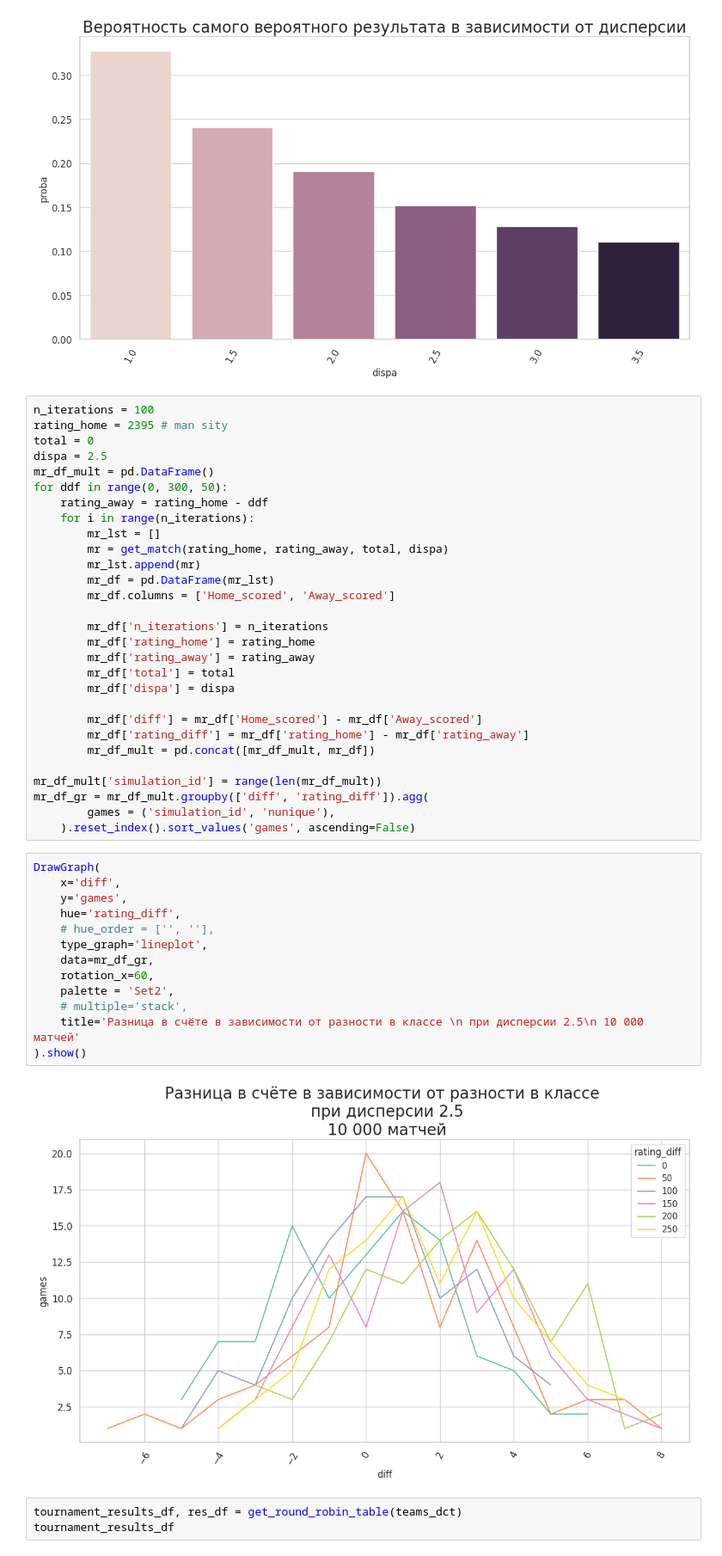
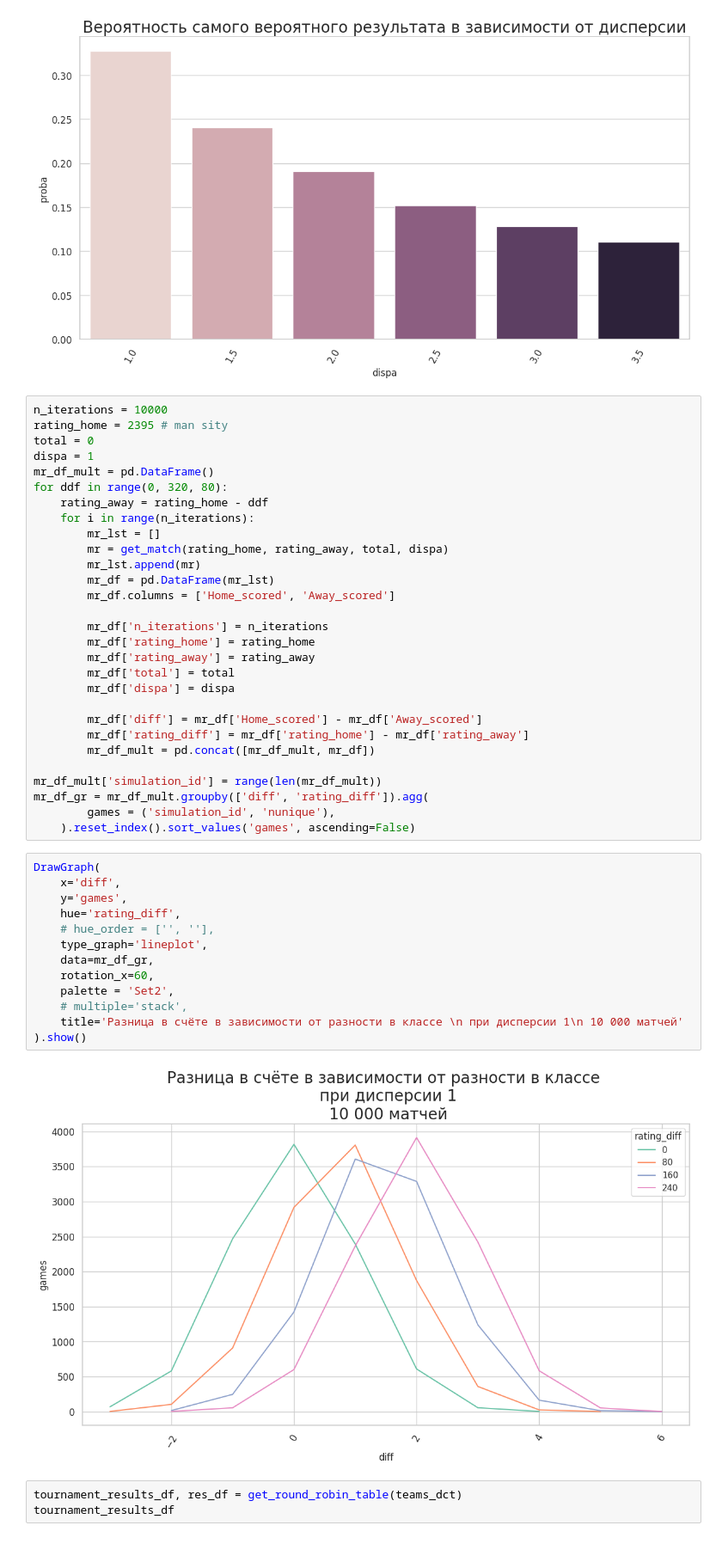
Before and after one commit to rosolimo212/torunaments, a Jupyter notebook: main.ipynb, the cells around one changed output. Shown at 86% size. Saved outputs shown, nothing was run; the diff lists cells and outputs as text.

```diff
--- a/main.ipynb
+++ b/main.ipynb
@@ -405,12 +405,12 @@ DrawGraph(
 # %% [output]
 [figure]
 # %%
-n_iterations = 100
+n_iterations = 10000
 rating_home = 2395 # man sity
 total = 0
-dispa = 2.5
+dispa = 1
 mr_df_mult = pd.DataFrame()
-for ddf in range(0, 300, 50):
+for ddf in range(0, 320, 80):
     rating_away = rating_home - ddf
     for i in range(n_iterations):
         mr_lst = []
@@ -436,18 +436,18 @@ mr_df_gr = mr_df_mult.groupby(['diff', 'rating_diff']).agg(
 # %%
 DrawGraph(
     x='diff',
     y='games',
     hue='rating_diff',
     # hue_order = ['', ''],
     type_graph='lineplot',
     data=mr_df_gr,
     rotation_x=60,
     palette = 'Set2',
     # multiple='stack',
-    title='Разница в счёте в зависимости от разности в классе \n при дисперсии 2.5\n 10 000 матчей'
+    title='Разница в счёте в зависимости от разности в классе \n при дисперсии 1\n 10 000 матчей'
 ).show()
 # %% [output]
-[figure, old version]
+[figure, new version]
 # %%
 tournament_results_df, res_df = get_round_robin_table(teams_dct)
 tournament_results_df
```
